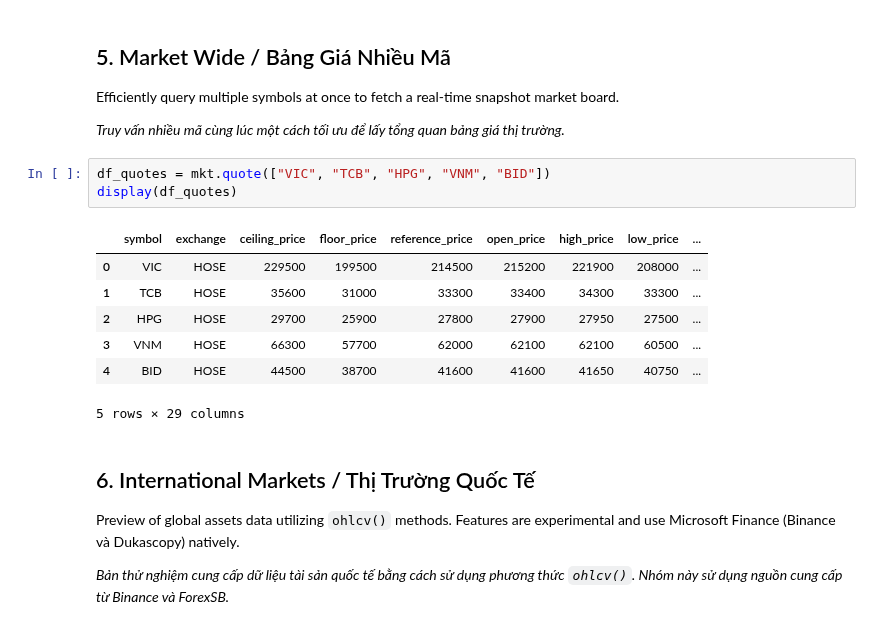
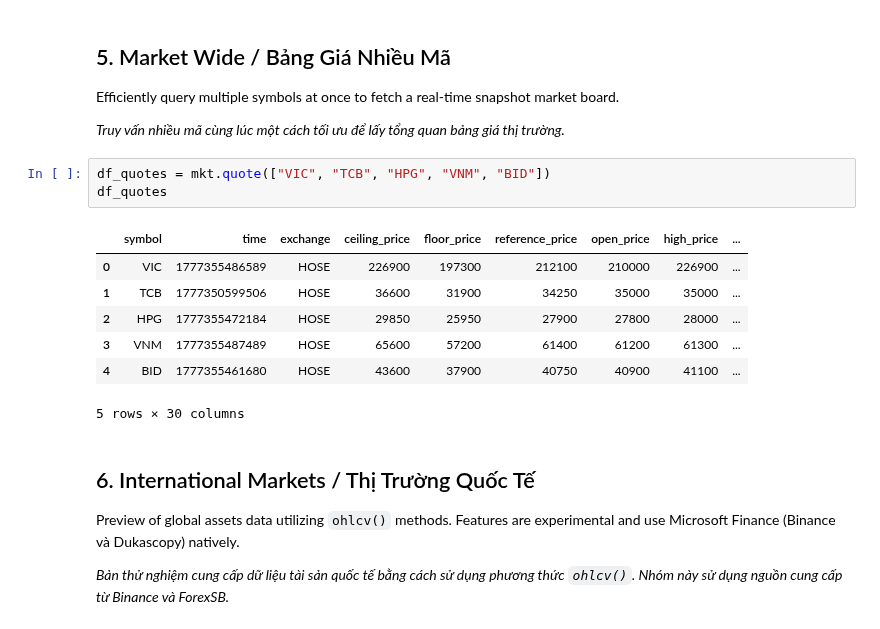
Before and after one commit to thinh-vu/vnstock, a Jupyter notebook: docs/unified-ui/02_Market.ipynb, the cells around one changed output. Saved outputs shown, nothing was run; the diff lists cells and outputs as text.

```diff
--- a/docs/unified-ui/02_Market.ipynb
+++ b/docs/unified-ui/02_Market.ipynb
@@ -282,15 +269,15 @@ Efficiently query multiple symbols at once to fetch a real-time snapshot market
 *Truy vấn nhiều mã cùng lúc một cách tối ưu để lấy tổng quan bảng giá thị trường.*
 # %%
 df_quotes = mkt.quote(["VIC", "TCB", "HPG", "VNM", "BID"])
-display(df_quotes)
+df_quotes
 # %% [output]
-|  | symbol | exchange | ceiling_price | floor_price | reference_price | open_price | high_price | low_price | ... |
-| 0 | VIC | HOSE | 229500 | 199500 | 214500 | 215200 | 221900 | 208000 | ... |
-| 1 | TCB | HOSE | 35600 | 31000 | 33300 | 33400 | 34300 | 33300 | ... |
-| 2 | HPG | HOSE | 29700 | 25900 | 27800 | 27900 | 27950 | 27500 | ... |
-| 3 | VNM | HOSE | 66300 | 57700 | 62000 | 62100 | 62100 | 60500 | ... |
-| 4 | BID | HOSE | 44500 | 38700 | 41600 | 41600 | 41650 | 40750 | ... |
+|  | symbol | time | exchange | ceiling_price | floor_price | reference_price | open_price | high_price | ... |
+| 0 | VIC | 1777355486589 | HOSE | 226900 | 197300 | 212100 | 210000 | 226900 | ... |
+| 1 | TCB | 1777350599506 | HOSE | 36600 | 31900 | 34250 | 35000 | 35000 | ... |
+| 2 | HPG | 1777355472184 | HOSE | 29850 | 25950 | 27900 | 27800 | 28000 | ... |
+| 3 | VNM | 1777355487489 | HOSE | 65600 | 57200 | 61400 | 61200 | 61300 | ... |
+| 4 | BID | 1777355461680 | HOSE | 43600 | 37900 | 40750 | 40900 | 41100 | ... |
-5 rows × 29 columns
+5 rows × 30 columns
 # %% [markdown]
 ## 6. International Markets / Thị Trường Quốc Tế
 
```
Also changed, not shown: parts of 17 cells of this notebook, 42 other files.
